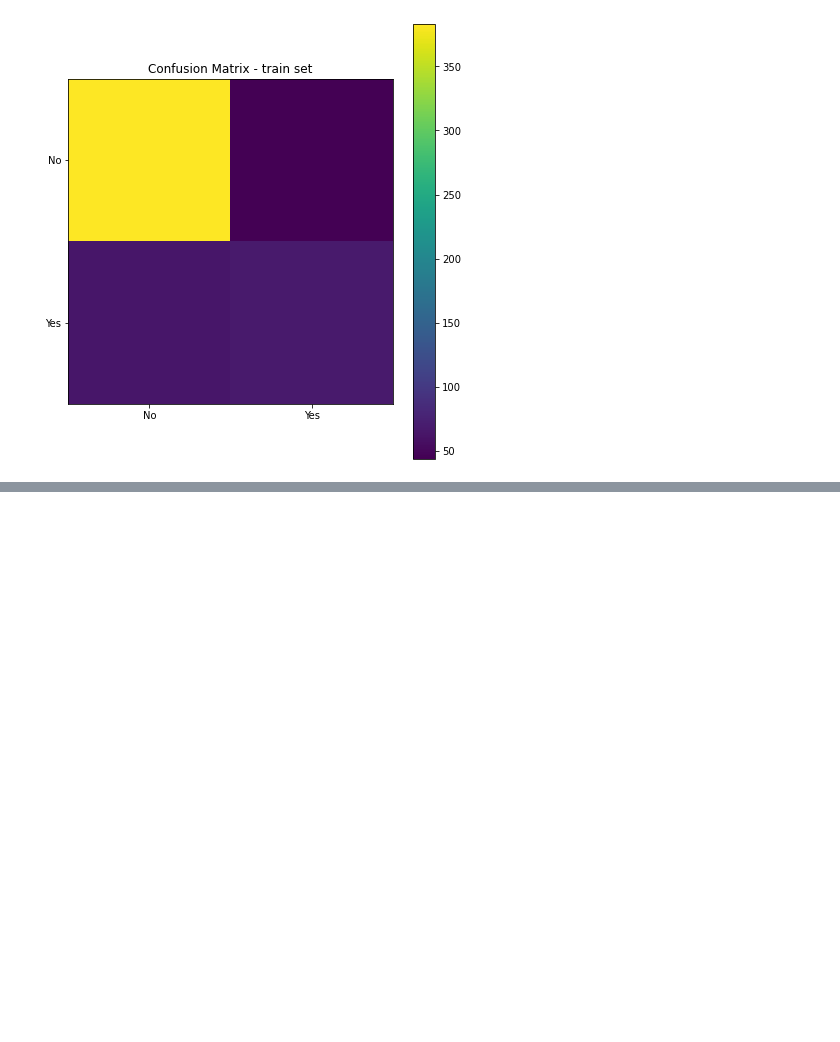
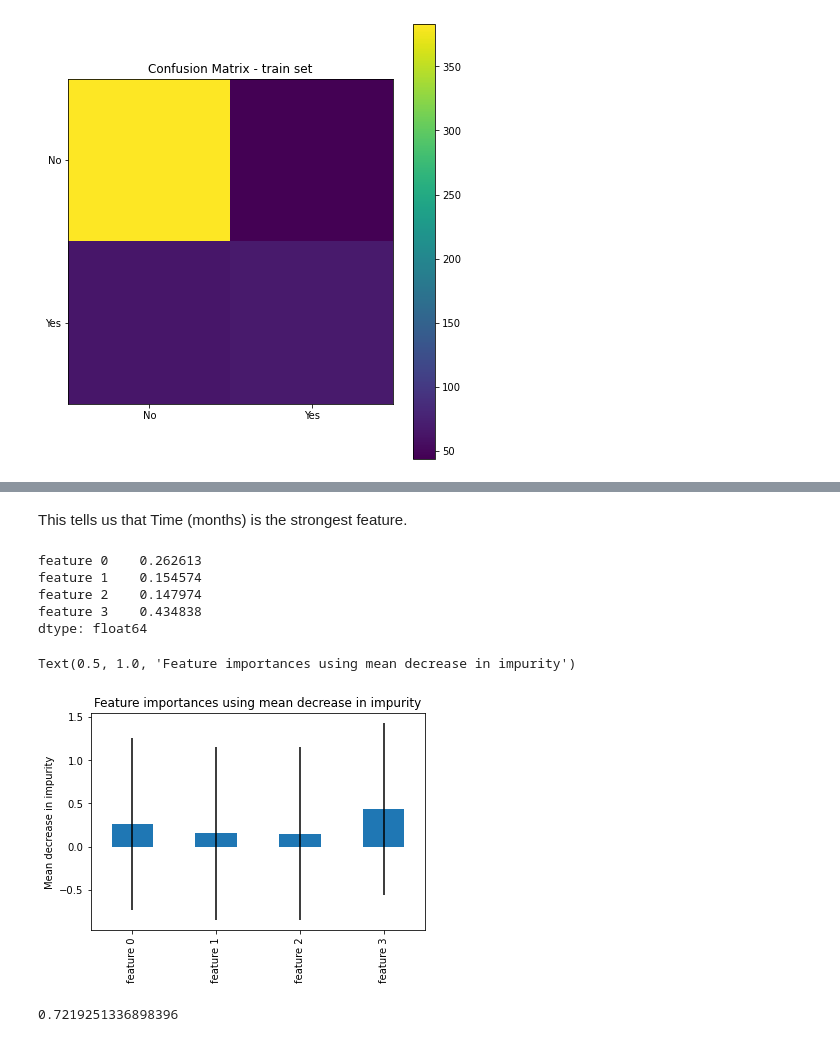
Before and after one commit to I-love-lamp/Blood-Donation-Classifier, a Jupyter notebook: Blood_Donation_Classifier.ipynb, the cells around one changed output, grey strips where cells are left out. Cells and saved outputs as stored; diff of their text form; code cells hidden in the pictures; blank space fills up the shorter version.

Commit message:
added decision tree and random forest

```diff
--- a/Blood_Donation_Classifier.ipynb
+++ b/Blood_Donation_Classifier.ipynb
@@ -294,0 +304,5 @@ graph.render("DecisionTree.dat")
+# %%
+# create random forest classifier
+
+rnd_f_clf = RandomForestClassifier(n_estimators=200, criterion='gini', n_jobs=-1, random_state=42)
+rnd_f_clf.fit(X_train, y_train)
@@ -294,0 +316,5 @@ graph.render("DecisionTree.dat")
+# %%
+# evaluate the features
+X.info()
+feat_importances = rnd_f_clf.feature_importances_
+feat_importances
@@ -294,0 +334,27 @@ graph.render("DecisionTree.dat")
+# %% [markdown]
+This tells us that Time (months) is the strongest feature.
+# %%
+# retrieve impurity-based feature importances
+feature_names = [f'feature {i}' for i in range(X_train.shape[1])]
+rnd_f_clf_importances = pd.Series(feat_importances, index=feature_names)
+rnd_f_clf_importances
+# %% [output]
+feature 0    0.262613
+feature 1    0.154574
+feature 2    0.147974
+feature 3    0.434838
+dtype: float64
+# %%
+# plot impurity based feature importances
+fig, ax = plt.subplots()
+rnd_f_clf_importances.plot.bar(yerr=1, ax=ax)
+ax.set_ylabel('Mean decrease in impurity')
+plt.title('Feature importances using mean decrease in impurity')
+# %% [output]
+Text(0.5, 1.0, 'Feature importances using mean decrease in impurity')
+[figure, added]
+# %%
+# evaluate the model against test data
+rnd_f_clf.score(X_test, y_test)
+# %% [output]
+0.7219251336898396
```
Also changed, not shown: parts of 14 cells of this notebook.
